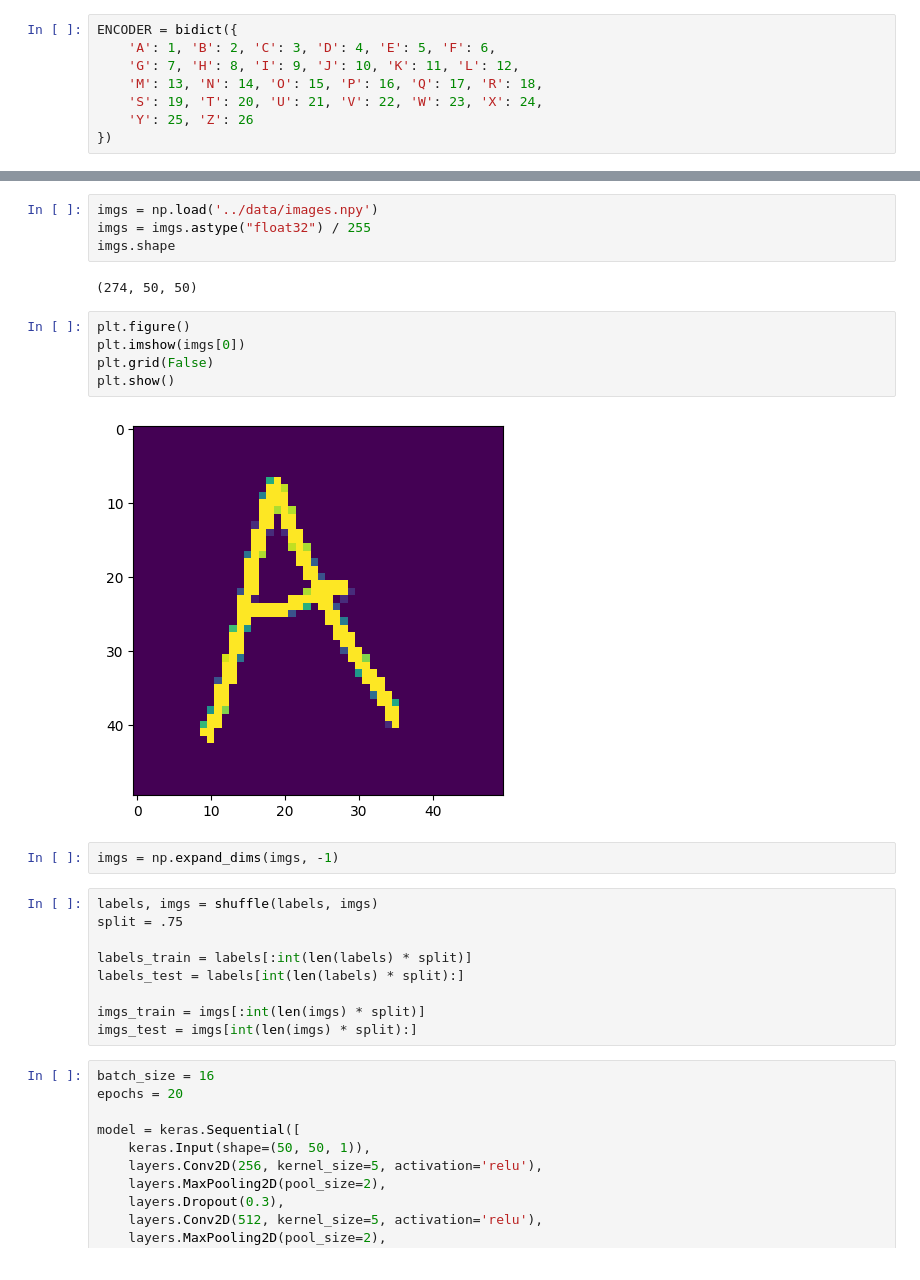
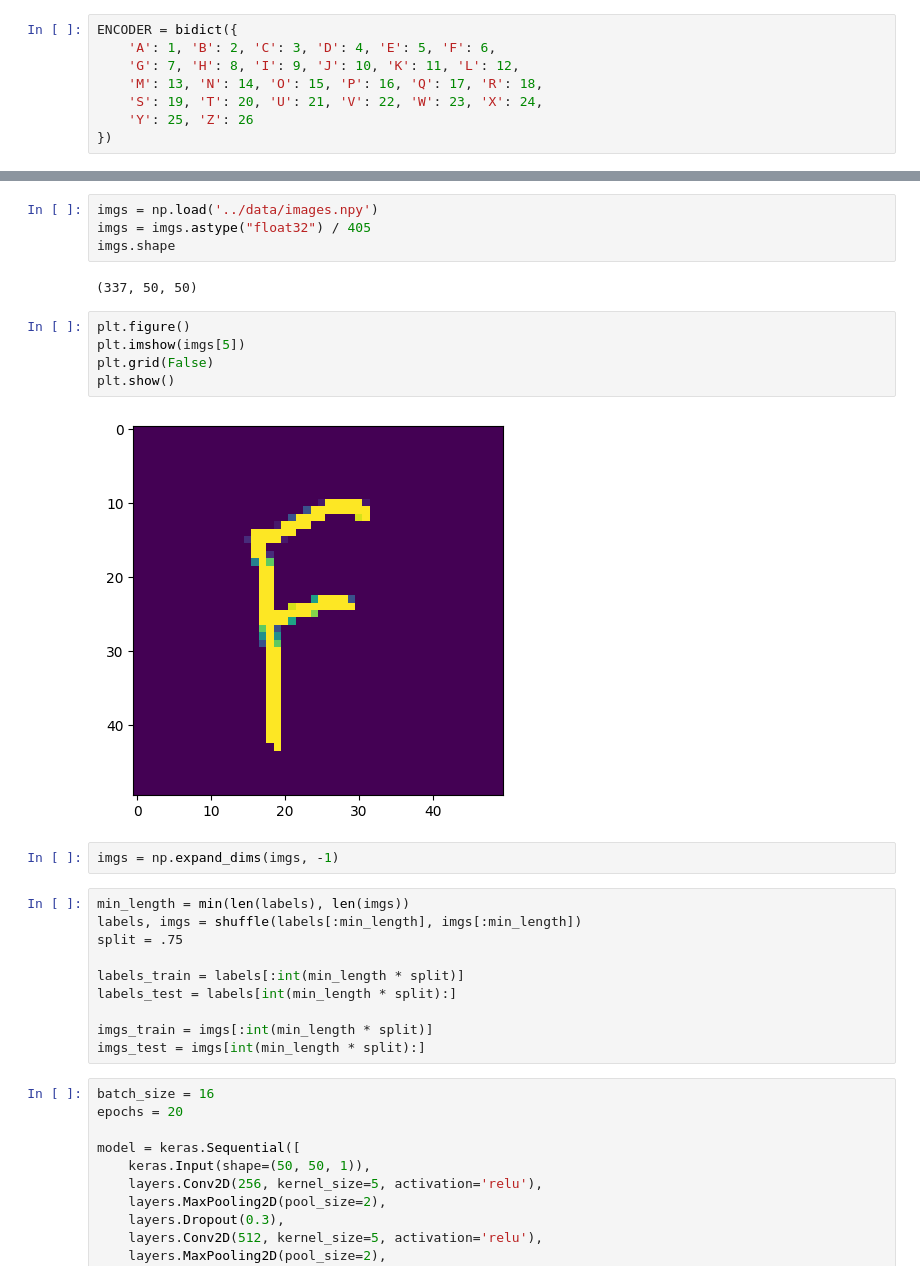
Before and after one commit to anuk549/alphabet_quiz, a Jupyter notebook: scripts/model_training.ipynb, the cells around one changed output, grey strips where cells are left out. Cells and saved outputs as stored; diff of their text form.

```diff
--- a/scripts/model_training.ipynb
+++ b/scripts/model_training.ipynb
@@ -26,27 +26,28 @@ labels.shape
 # %%
 imgs = np.load('../data/images.npy')
-imgs = imgs.astype("float32") / 255
+imgs = imgs.astype("float32") / 405
 imgs.shape
 # %% [output]
-(274, 50, 50)
+(337, 50, 50)
 # %%
 plt.figure()
-plt.imshow(imgs[0])
+plt.imshow(imgs[5])
 plt.grid(False)
 plt.show()
 # %% [output]
-[figure, old version]
+[figure, new version]
 # %%
 imgs = np.expand_dims(imgs, -1)
 # %%
-labels, imgs = shuffle(labels, imgs)
+min_length = min(len(labels), len(imgs))
+labels, imgs = shuffle(labels[:min_length], imgs[:min_length])
 split = .75
 
-labels_train = labels[:int(len(labels) * split)]
-labels_test = labels[int(len(labels) * split):]
+labels_train = labels[:int(min_length * split)]
+labels_test = labels[int(min_length * split):]
 
-imgs_train = imgs[:int(len(imgs) * split)]
-imgs_test = imgs[int(len(imgs) * split):]
+imgs_train = imgs[:int(min_length * split)]
+imgs_test = imgs[int(min_length * split):]
 # %%
 batch_size = 16
 epochs = 20
```
Also changed, not shown: parts of 4 cells of this notebook, 7 other files.
